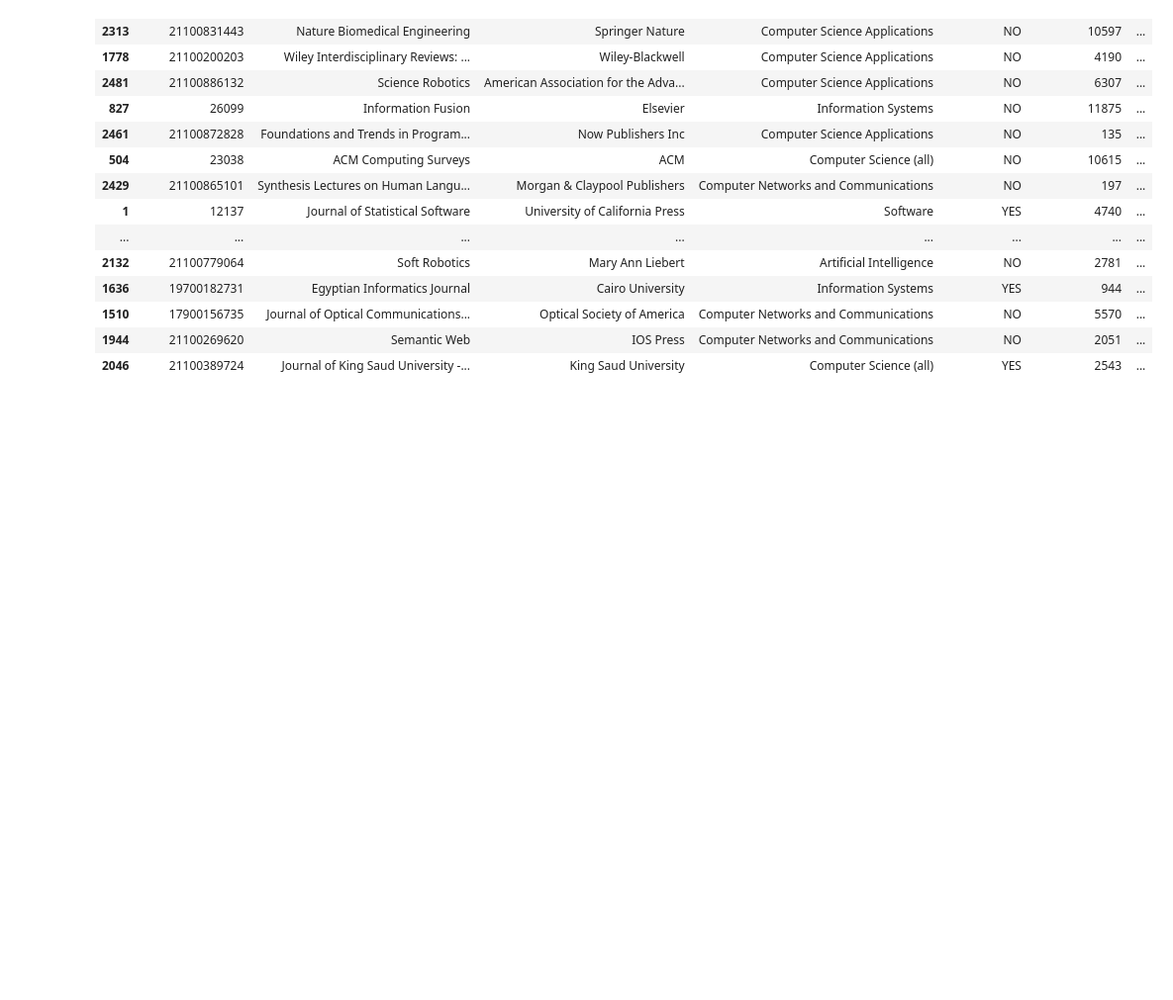
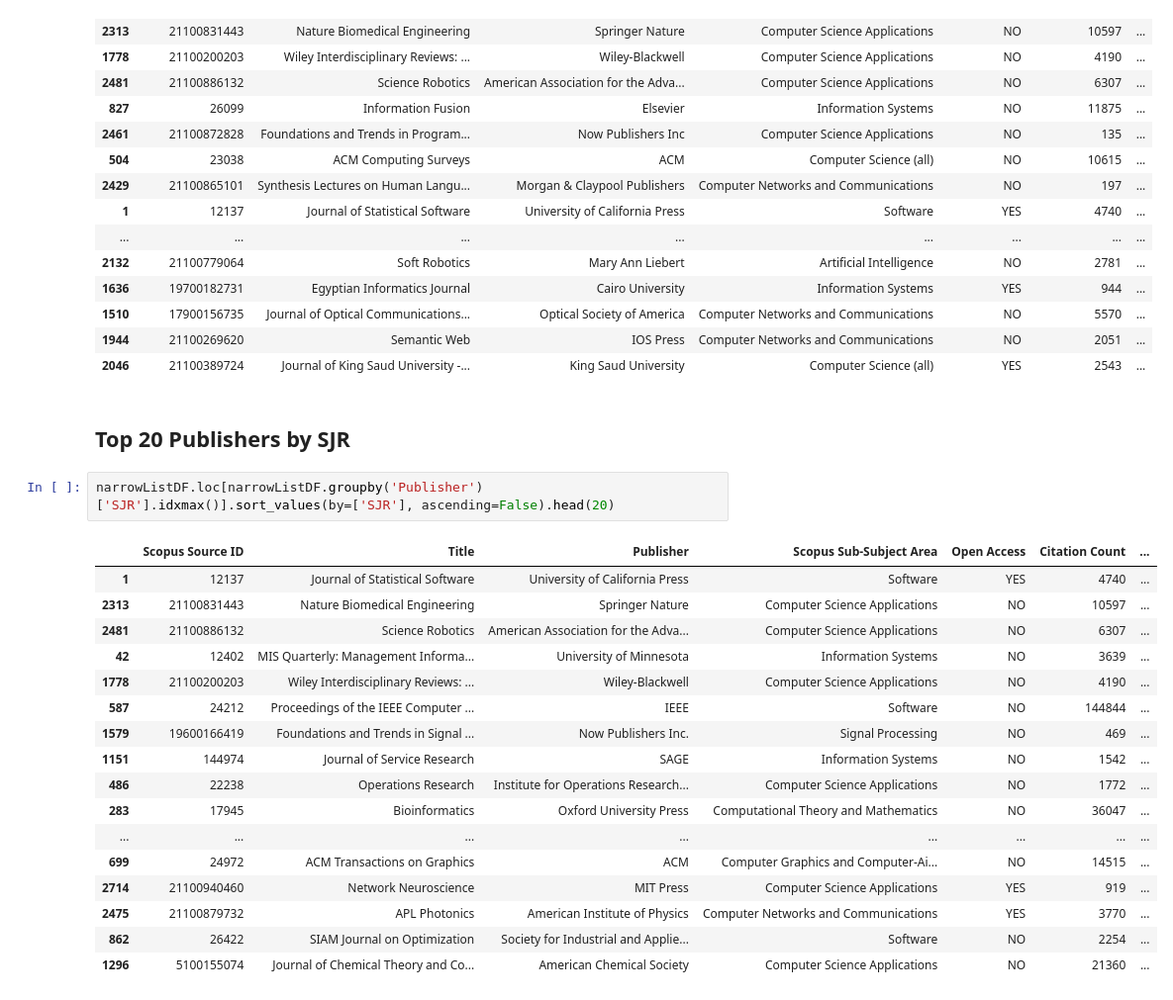
Before and after one commit to kyleiwaniec/neuro-symbolic-ai-systematic-review, a Jupyter notebook: filterd-search-results.ipynb, the cells around one changed output. Shown at 99% size. Saved outputs shown, nothing was run; the diff lists cells and outputs as text; blank space fills up the shorter version.

Commit message:
sort by SJR

```diff
--- a/filterd-search-results.ipynb
+++ b/filterd-search-results.ipynb
@@ -68,3 +54,25 @@ narrowListDF.loc[narrowListDF.groupby('Publisher')['CiteScore 2020'].idxmax(axis
 | 1510 | 17900156735 | Journal of Optical Communications... | Optical Society of America | Computer Networks and Communications | NO | 5570 | ... |
 | 1944 | 21100269620 | Semantic Web | IOS Press | Computer Networks and Communications | NO | 2051 | ... |
 | 2046 | 21100389724 | Journal of King Saud University -... | King Saud University | Computer Science (all) | YES | 2543 | ... |
+# %% [markdown]
+## Top 20 Publishers by SJR
+# %%
+narrowListDF.loc[narrowListDF.groupby('Publisher')['SJR'].idxmax()].sort_values(by=['SJR'], ascending=False).head(20)
+# %% [output]
+|  | Scopus Source ID | Title | Publisher | Scopus Sub-Subject Area | Open Access | Citation Count | ... |
+| 1 | 12137 | Journal of Statistical Software | University of California Press | Software | YES | 4740 | ... |
+| 2313 | 21100831443 | Nature Biomedical Engineering | Springer Nature | Computer Science Applications | NO | 10597 | ... |
+| 2481 | 21100886132 | Science Robotics | American Association for the Adva... | Computer Science Applications | NO | 6307 | ... |
+| 42 | 12402 | MIS Quarterly: Management Informa... | University of Minnesota | Information Systems | NO | 3639 | ... |
+| 1778 | 21100200203 | Wiley Interdisciplinary Reviews: ... | Wiley-Blackwell | Computer Science Applications | NO | 4190 | ... |
+| 587 | 24212 | Proceedings of the IEEE Computer ... | IEEE | Software | NO | 144844 | ... |
+| 1579 | 19600166419 | Foundations and Trends in Signal ... | Now Publishers Inc. | Signal Processing | NO | 469 | ... |
+| 1151 | 144974 | Journal of Service Research | SAGE | Information Systems | NO | 1542 | ... |
+| 486 | 22238 | Operations Research | Institute for Operations Research... | Computer Science Applications | NO | 1772 | ... |
+| 283 | 17945 | Bioinformatics | Oxford University Press | Computational Theory and Mathematics | NO | 36047 | ... |
+| ... | ... | ... | ... | ... | ... | ... | ... |
+| 699 | 24972 | ACM Transactions on Graphics | ACM | Computer Graphics and Computer-Ai... | NO | 14515 | ... |
+| 2714 | 21100940460 | Network Neuroscience | MIT Press | Computer Science Applications | YES | 919 | ... |
+| 2475 | 21100879732 | APL Photonics | American Institute of Physics | Computer Networks and Communications | YES | 3770 | ... |
+| 862 | 26422 | SIAM Journal on Optimization | Society for Industrial and Applie... | Software | NO | 2254 | ... |
+| 1296 | 5100155074 | Journal of Chemical Theory and Co... | American Chemical Society | Computer Science Applications | NO | 21360 | ... |
```
Also changed, not shown: parts of 3 cells of this notebook.
